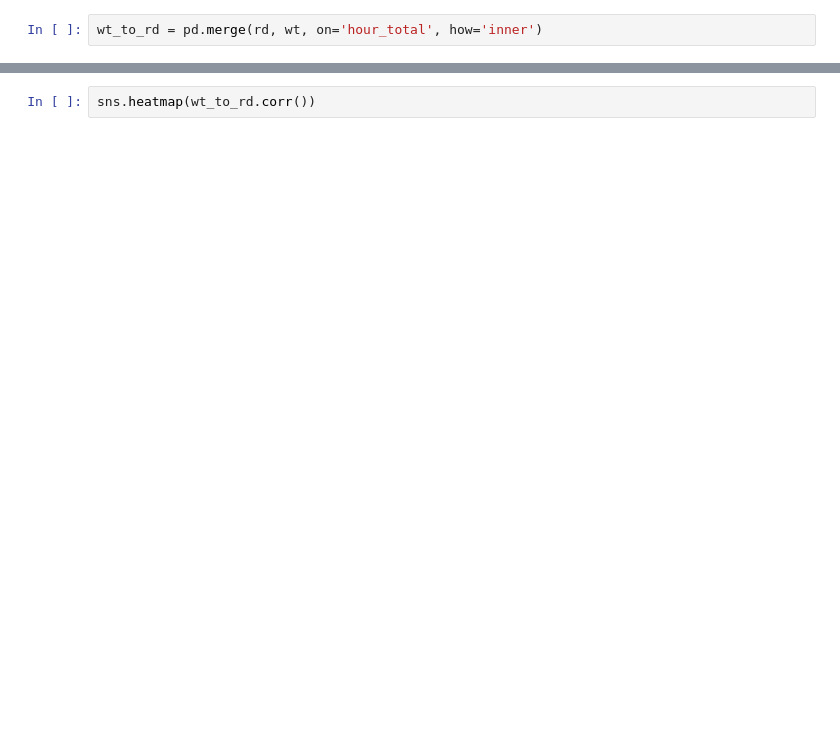
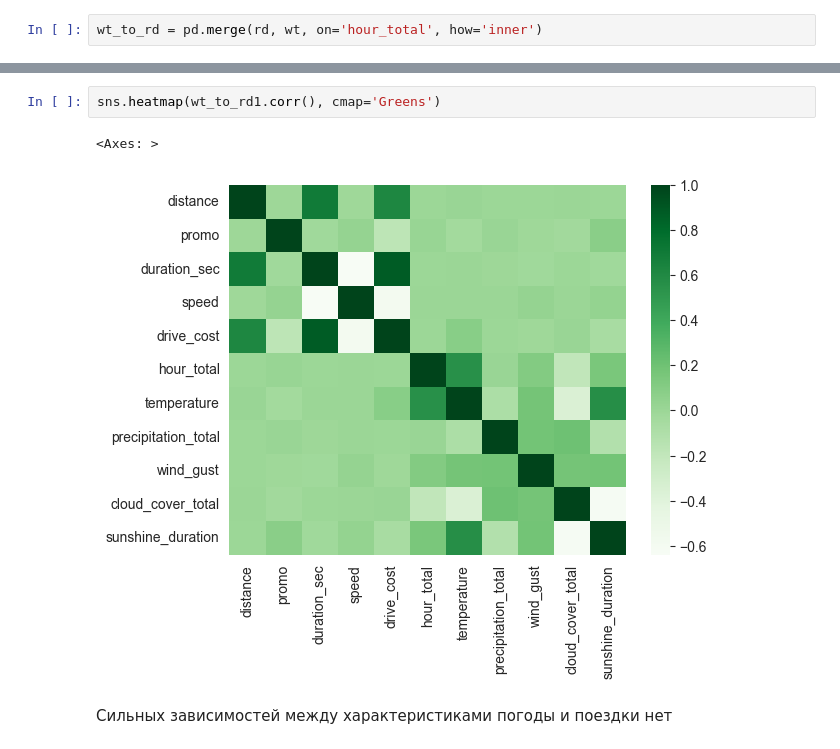
Before and after one commit to alexhronov/analiz_samokatov, a Jupyter notebook: weather_to_rides.ipynb, the cells around one changed output, grey strips where cells are left out. Cells and saved outputs as stored; diff of their text form; blank space fills up the shorter version.

```diff
--- a/weather_to_rides.ipynb
+++ b/weather_to_rides.ipynb
@@ -36,2 +39,7 @@ wt_to_rd.corr().to_excel('corr_total.xlsx')
 # %%
-sns.heatmap(wt_to_rd.corr())
+sns.heatmap(wt_to_rd1.corr(), cmap='Greens')
+# %% [output]
+<Axes: >
+[figure, added]
+# %% [markdown]
+Сильных зависимостей между характеристиками погоды и поездки нет
```
Also changed, not shown: parts of 9 cells of this notebook, 9 other files.
